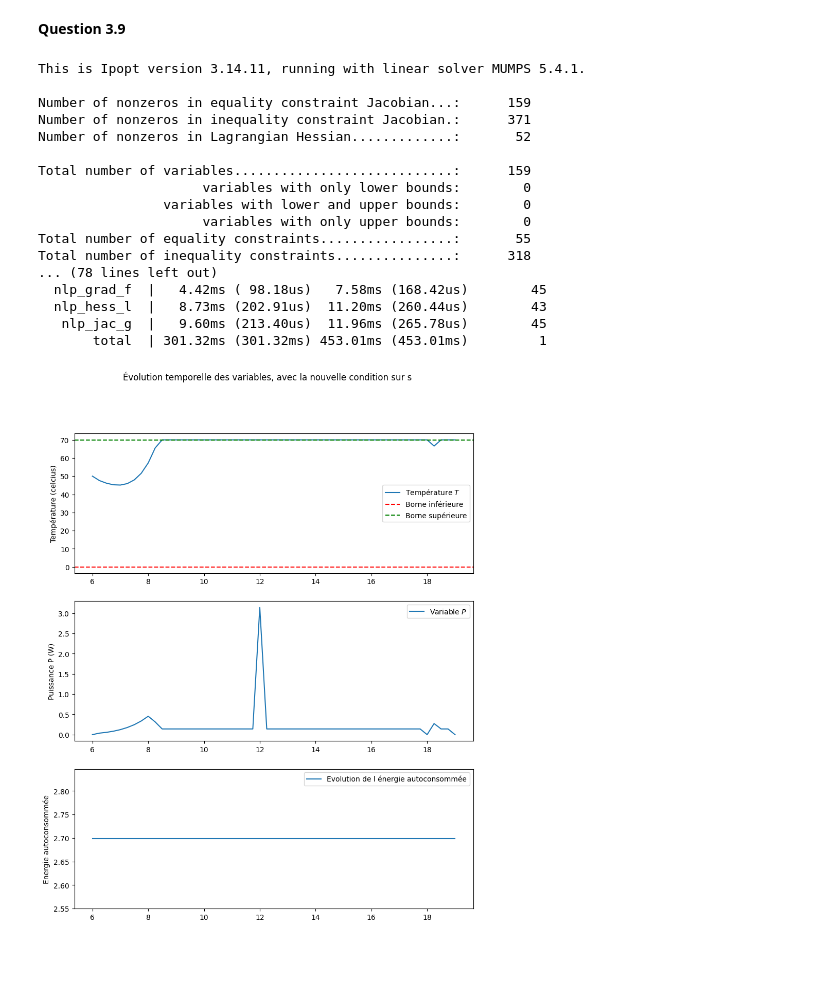
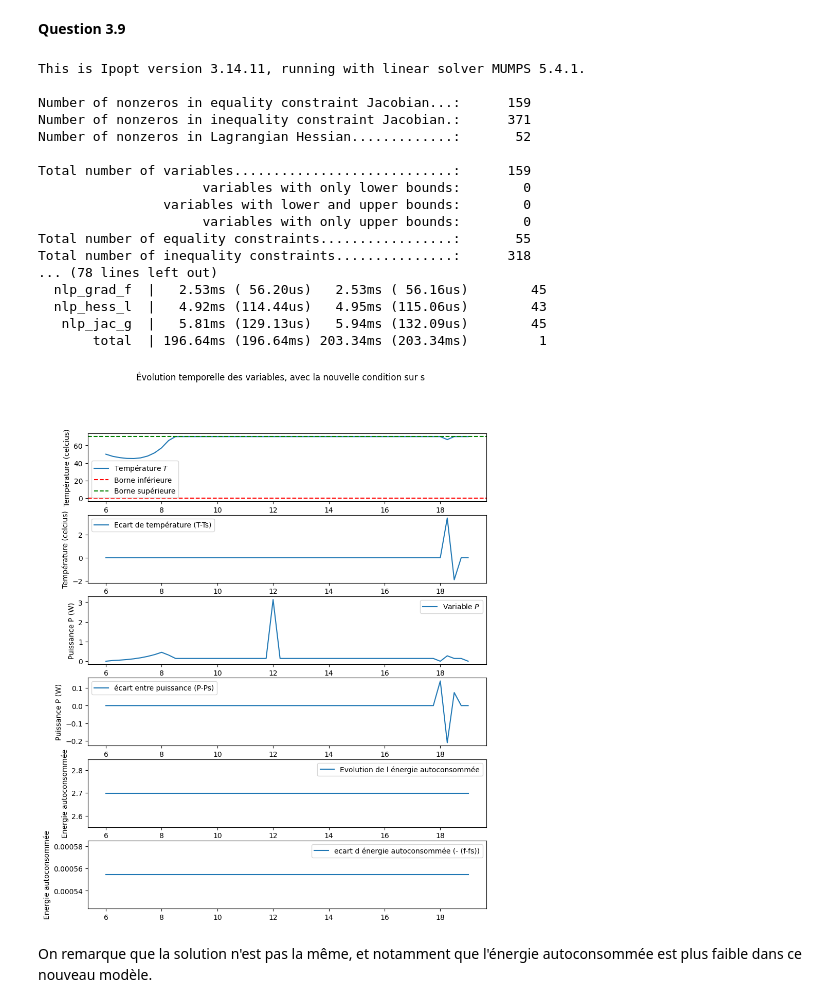
Before and after one commit to ofondeur/opti_projet, a Jupyter notebook: rendu.ipynb, the cells around one changed output. Cells and saved outputs as stored; diff of their text form; code cells hidden in the pictures; blank space fills up the shorter version.

```diff
--- a/rendu.ipynb
+++ b/rendu.ipynb
@@ -249,45 +249,59 @@ Ps_values = sol.value(P)
 temps = np.arange(t0, tf+pas, pas)
 
 # Créer une figure et des sous-graphiques
-fig, axs = plt.subplots(3, 1, figsize=(10, 12))
+fig, axs = plt.subplots(6, 1, figsize=(10, 12))
 
 # Tracer l'évolution temporelle de T
 axs[0].plot(temps, Ts_values, label='Température $T$')
 axs[0].axhline(0, color='r', linestyle='--', label='Borne inférieure')
 axs[0].axhline(Tsat, color='g', linestyle='--', label='Borne supérieure')
 axs[0].set_ylabel('Température (celcius)')
 axs[0].legend()
 
-# Tracer l'évolution temporelle de P
-axs[1].plot(temps, Ps_values, label='Variable $P$')
-axs[1].set_ylabel('Puissance P (W)')
+axs[1].plot(temps, T_values-Ts_values, label='Ecart de température (T-Ts)')
+axs[1].set_ylabel('Température (celcius)')
 axs[1].legend()
 
+# Tracer l'évolution temporelle de P
+axs[2].plot(temps, Ps_values, label='Variable $P$')
+axs[2].set_ylabel('Puissance P (W)')
+axs[2].legend()
+
+axs[3].plot(temps, P_values-Ps_values, label='écart entre puissance (P-Ps)')
+axs[3].set_ylabel('Puissance P (W)')
+axs[3].legend()
 # Tracer l'évolution temporelle de f
-axs[2].plot(temps, -fs_value * np.ones_like(temps), label='Evolution de l énergie autoconsommée')
-axs[2].set_ylabel('Energie autoconsommée')
-axs[2].legend()
+axs[4].plot(temps, -fs_value * np.ones_like(temps), label='Evolution de l énergie autoconsommée')
+axs[4].set_ylabel('Energie autoconsommée')
+axs[4].legend()
+
+axs[5].plot(temps, -(f_value - fs_value) * np.ones_like(temps), label='ecart d énergie autoconsommée (- (f-fs))')
+axs[5].set_ylabel('Energie autoconsommée')
+axs[5].legend()
+
 # Titre global
 plt.suptitle('Évolution temporelle des variables, avec la nouvelle condition sur s')
 
 # Afficher les graphiques
 plt.show()
 # %% [output]
 This is Ipopt version 3.14.11, running with linear solver MUMPS 5.4.1.
 
 Number of nonzeros in equality constraint Jacobian...:      159
 Number of nonzeros in inequality constraint Jacobian.:      371
 Number of nonzeros in Lagrangian Hessian.............:       52
 
 Total number of variables............................:      159
                      variables with only lower bounds:        0
                 variables with lower and upper bounds:        0
                      variables with only upper bounds:        0
 Total number of equality constraints.................:       55
 Total number of inequality constraints...............:      318
 ... (78 lines left out)
-  nlp_grad_f  |   4.42ms ( 98.18us)   7.58ms (168.42us)        45
-  nlp_hess_l  |   8.73ms (202.91us)  11.20ms (260.44us)        43
-   nlp_jac_g  |   9.60ms (213.40us)  11.96ms (265.78us)        45
-       total  | 301.32ms (301.32ms) 453.01ms (453.01ms)         1
+  nlp_grad_f  |   2.53ms ( 56.20us)   2.53ms ( 56.16us)        45
+  nlp_hess_l  |   4.92ms (114.44us)   4.95ms (115.06us)        43
+   nlp_jac_g  |   5.81ms (129.13us)   5.94ms (132.09us)        45
+       total  | 196.64ms (196.64ms) 203.34ms (203.34ms)         1
-[figure, old version]
+[figure, new version]
+# %% [markdown]
+On remarque que la solution n'est pas la même, et notamment que l'énergie autoconsommée est plus faible dans ce nouveau modèle.
```
Also changed, not shown: parts of 1 cell of this notebook, 1 other file.
